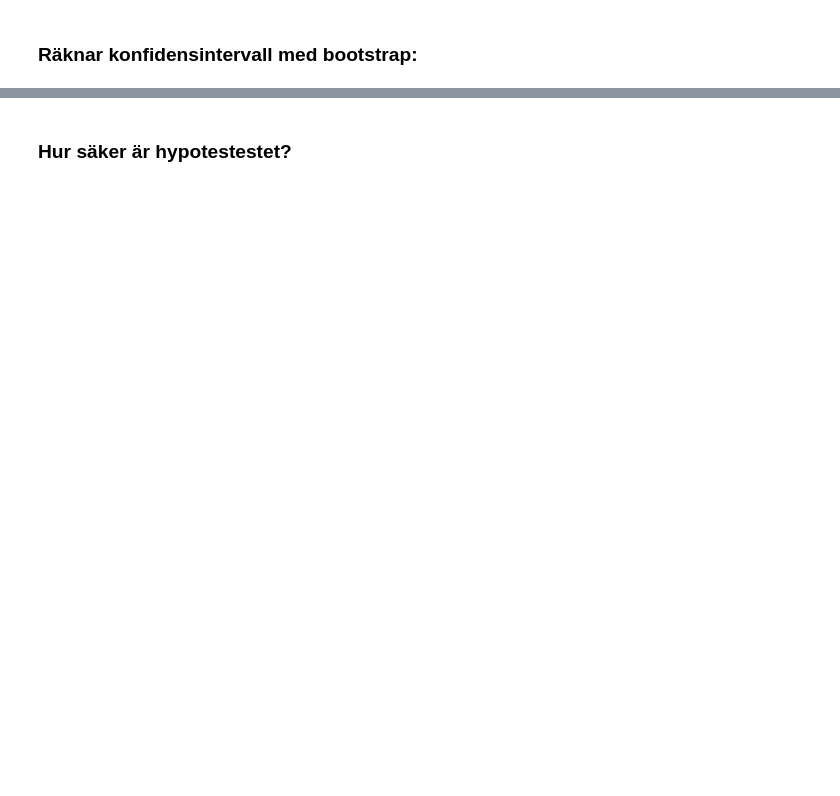
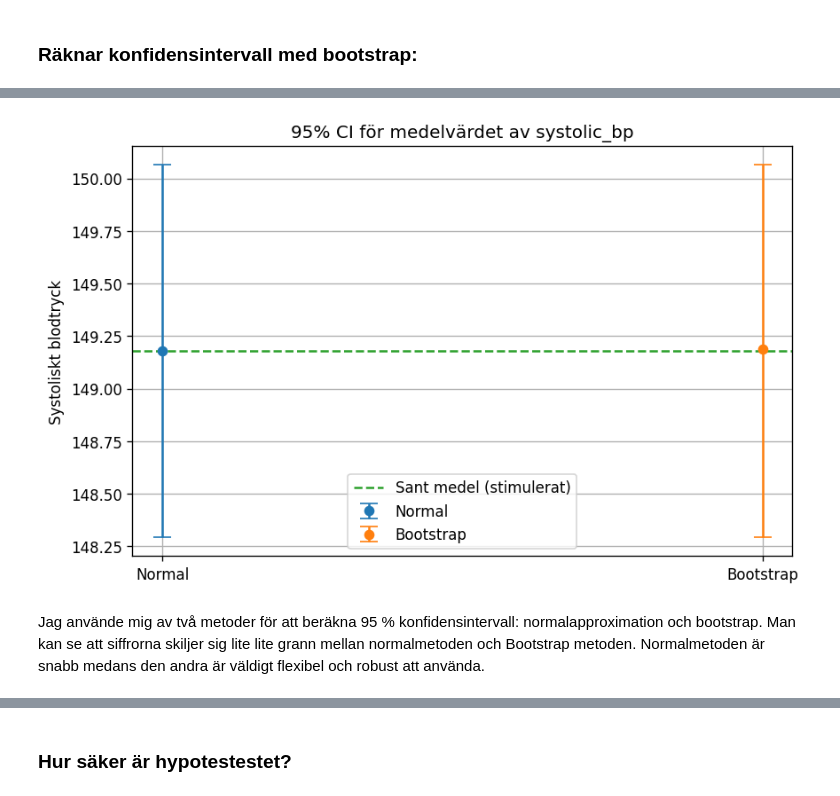
Before and after one commit to KataBeh/H-lsostudie-, a Jupyter notebook: scr/notebook.ipynb, the cells around one changed output, grey strips where cells are left out. Drawn from its saved outputs; the diff is of its cells as text; code cells hidden in the pictures; blank space fills up the shorter version.

```diff
--- a/scr/notebook.ipynb
+++ b/scr/notebook.ipynb
@@ -245,2 +283,9 @@ Jag gjorde ett test för att se om rökare har högre medel- blodtryck än icke-
 # %% [markdown]
 ### Räknar konfidensintervall med bootstrap:
+# %%
+def ci_bootstrap(x, confidence=0.95, B=10_000, seed=42):
+    rng = np.random.default_rng(seed)
+    boots = rng.choice(x, size=(B, len(x)), replace=True).mean(axis=1)
+    alpha = 1 - confidence
+    lo, hi = np.quantile(boots, [alpha/2, 1-alpha/2])
+    return lo,hi,boots.mean(), boots
@@ -246,0 +305,23 @@ Jag gjorde ett test för att se om rökare har högre medel- blodtryck än icke-
+# %%
+# testar att lägga båda i samma graf för bättre jämförelse:
+
+fig, ax = plt.subplots()
+ax.errorbar([0], [m_n], yerr=[[m_n - lo], [hi - m_n]], fmt="o", capsize=6, label="Normal")
+
+ax.errorbar([1], [m_b], yerr=[[m_b - lo], [hi - m_b]], fmt="o", capsize=6, label="Bootstrap")
+
+ax.axhline(m, color="tab:green", linestyle="--", label="Sant medel (stimulerat)")
+
+ax.set_xticks([0,1])
+ax.set_xticklabels(["Normal", "Bootstrap"])
+ax.set_ylabel("Systoliskt blodtryck")
+ax.set_title("95% CI för medelvärdet av systolic_bp")
+ax.grid(True, axis="y")
+ax.legend()
+
+plt.show()
+# %% [output]
+[figure, added]
+# %% [markdown]
+Jag använde mig av två metoder för att beräkna 95 % konfidensintervall: normalapproximation och bootstrap. Man kan se att siffrorna skiljer sig lite lite grann mellan normalmetoden och Bootstrap metoden.
+Normalmetoden är snabb medans den andra är väldigt flexibel och robust att använda.
```
Also changed, not shown: parts of 7 cells of this notebook.
